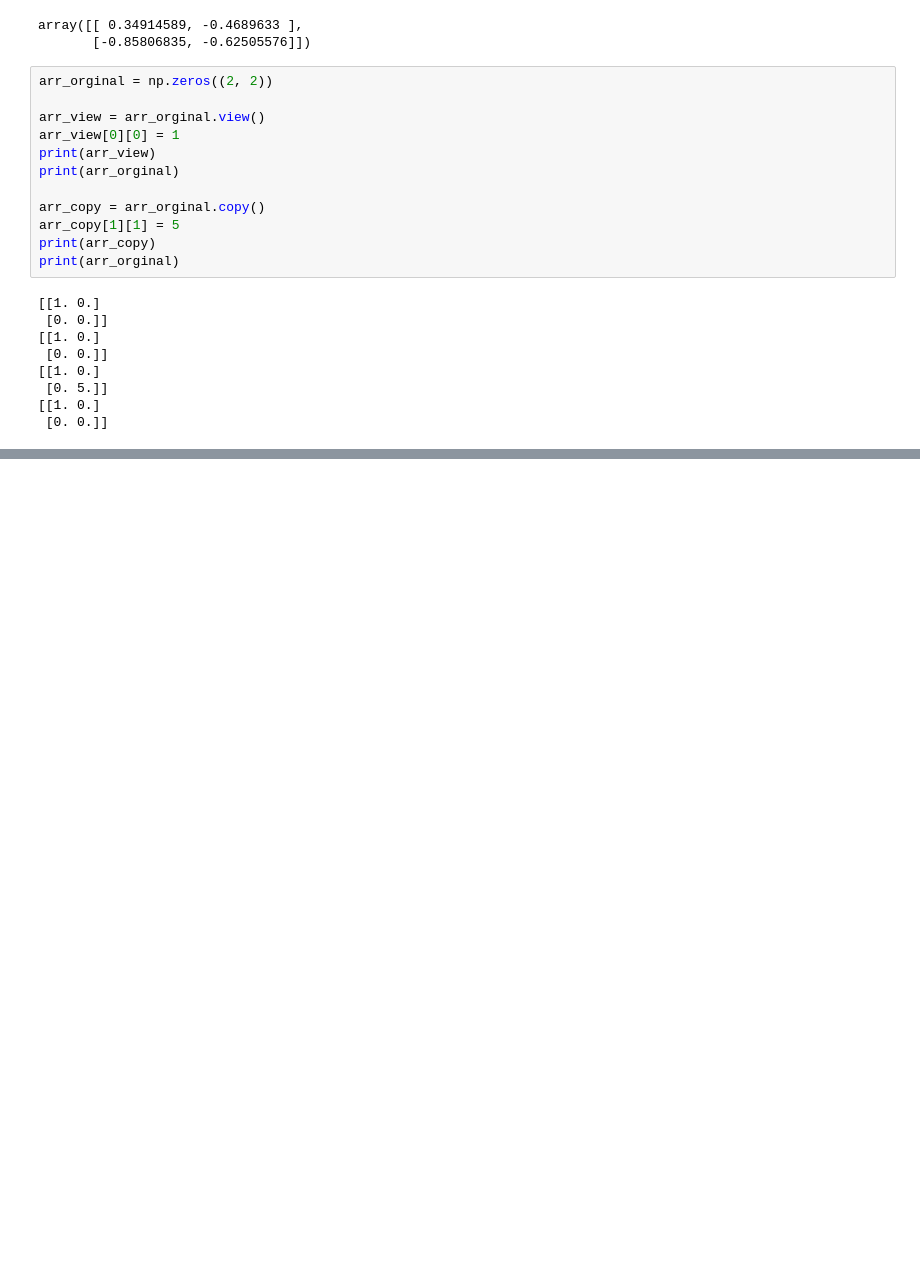
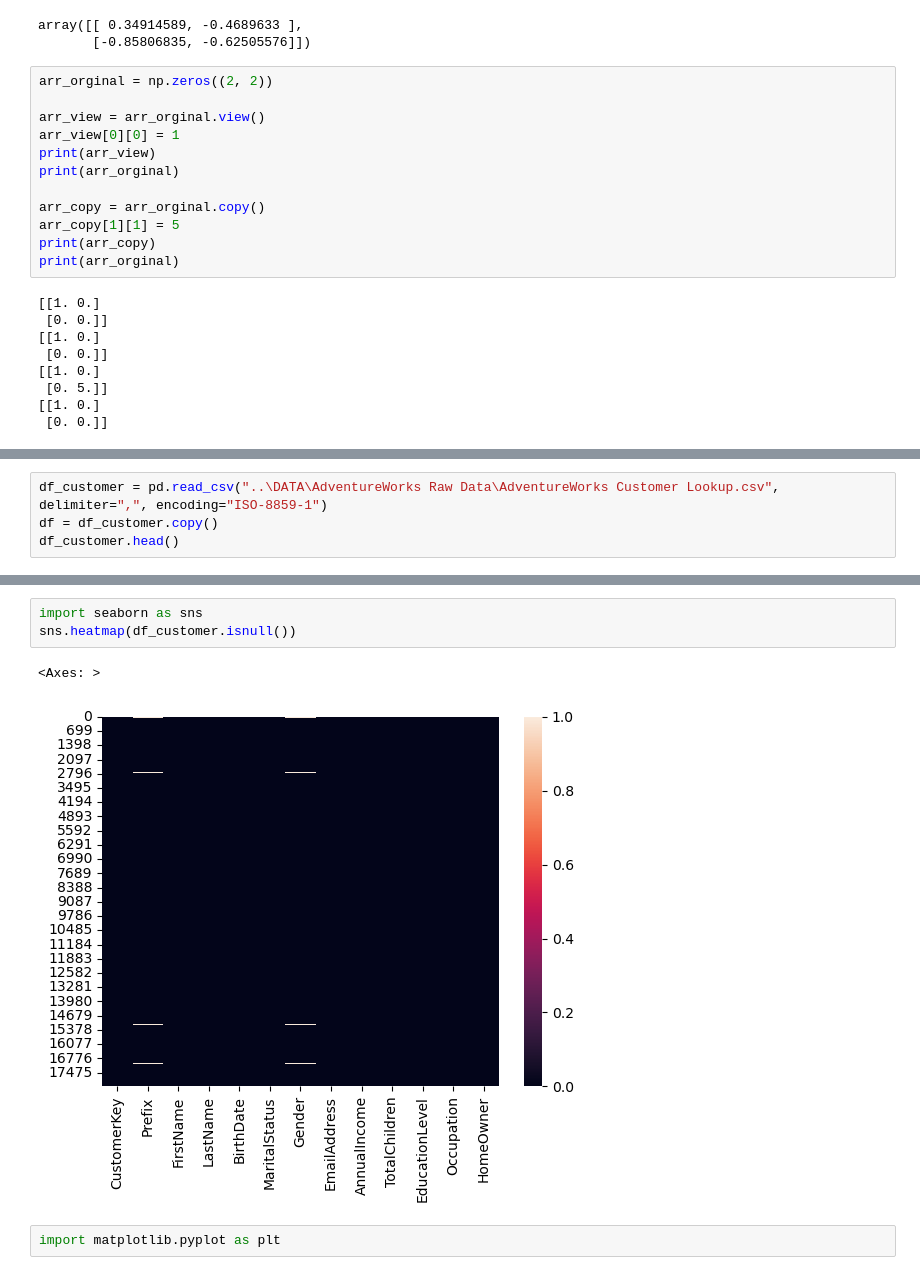
Before and after one commit to juniorh-3il/data-science, a Jupyter notebook: 02-Python-Data-Science-Numpy-Matplotlib/playground.ipynb, the cells around one changed output, grey strips where cells are left out. Saved outputs shown, nothing was run; the diff lists cells and outputs as text; blank space fills up the shorter version.

```diff
--- a/02-Python-Data-Science-Numpy-Matplotlib/playground.ipynb
+++ b/02-Python-Data-Science-Numpy-Matplotlib/playground.ipynb
@@ -56,0 +89,4 @@ print(arr_orginal)
+# %%
+df_customer = pd.read_csv("..\DATA\AdventureWorks Raw Data\AdventureWorks Customer Lookup.csv", delimiter=",", encoding="ISO-8859-1")
+df = df_customer.copy()
+df_customer.head()
@@ -56,0 +157,8 @@ print(arr_orginal)
+# %%
+import seaborn as sns
+sns.heatmap(df_customer.isnull())
+# %% [output]
+<Axes: >
+[figure, added]
+# %%
+import matplotlib.pyplot as plt
```
Also changed, not shown: parts of 18 cells of this notebook, 2 other files.
